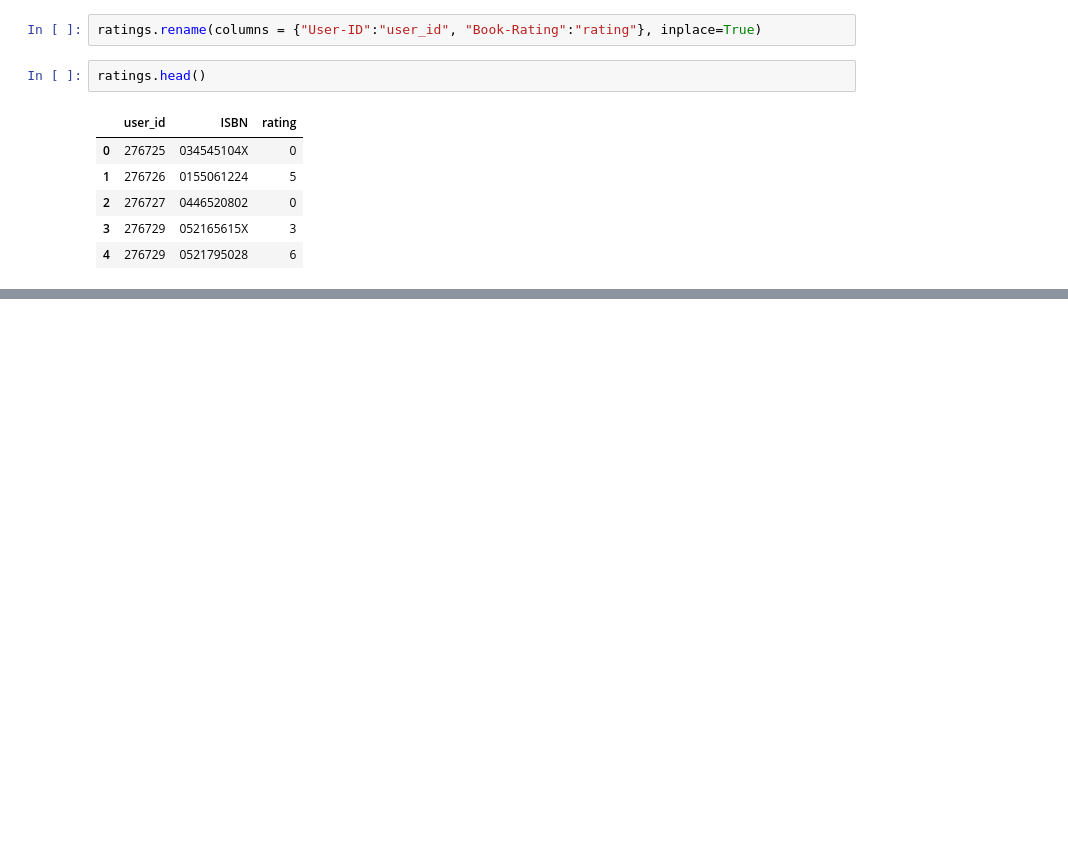
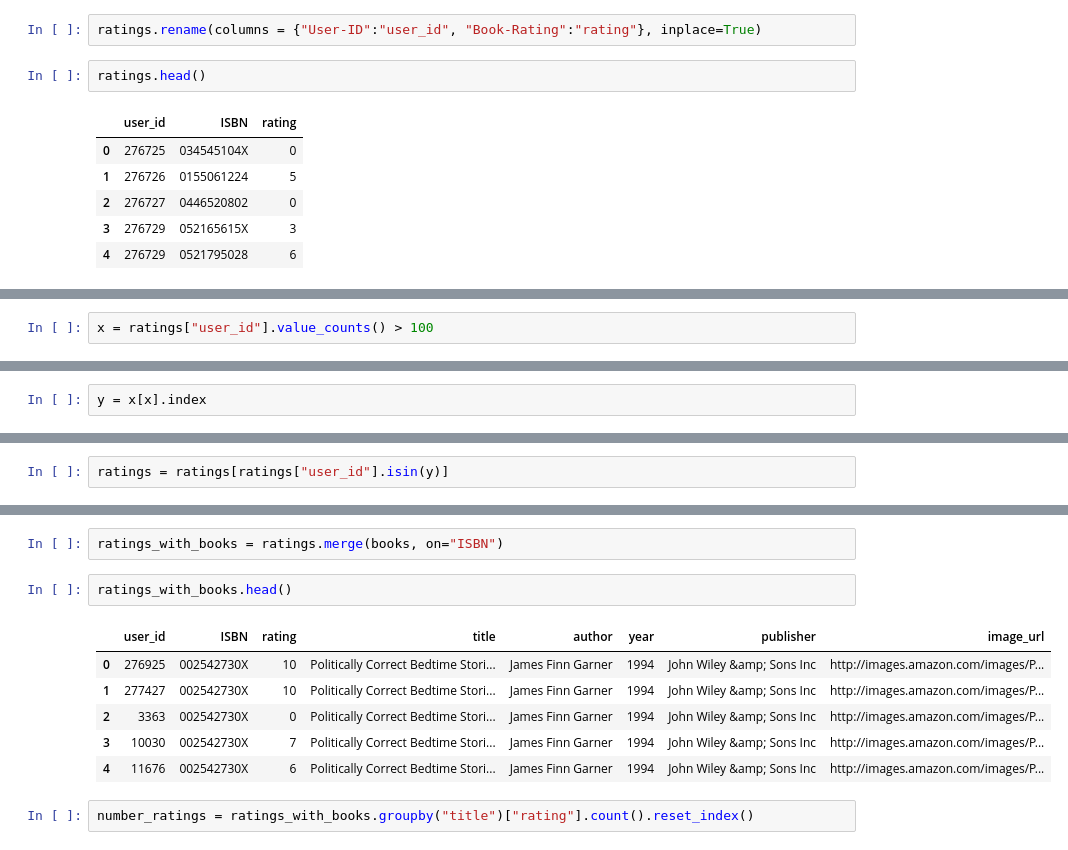
Before and after one commit to Santanu-Pal-0112/Book-Recommender-System, a Jupyter notebook: notebook/research.ipynb, the cells around one changed output, grey strips where cells are left out. Saved outputs shown, nothing was run; the diff lists cells and outputs as text; blank space fills up the shorter version.

```diff
--- a/notebook/research.ipynb
+++ b/notebook/research.ipynb
@@ -120,0 +136,2 @@ ratings.head()
+# %%
+x = ratings["user_id"].value_counts() > 100
@@ -120,0 +155,2 @@ ratings.head()
+# %%
+y = x[x].index
@@ -120,0 +166,2 @@ ratings.head()
+# %%
+ratings = ratings[ratings["user_id"].isin(y)]
@@ -120,0 +177,13 @@ ratings.head()
+# %%
+ratings_with_books = ratings.merge(books, on="ISBN")
+# %%
+ratings_with_books.head()
+# %% [output]
+|  | user_id | ISBN | rating | title | author | year | publisher | image_url |
+| 0 | 276925 | 002542730X | 10 | Politically Correct Bedtime Stori... | James Finn Garner | 1994 | John Wiley &amp; Sons Inc | http://images.amazon.com/images/P... |
+| 1 | 277427 | 002542730X | 10 | Politically Correct Bedtime Stori... | James Finn Garner | 1994 | John Wiley &amp; Sons Inc | http://images.amazon.com/images/P... |
+| 2 | 3363 | 002542730X | 0 | Politically Correct Bedtime Stori... | James Finn Garner | 1994 | John Wiley &amp; Sons Inc | http://images.amazon.com/images/P... |
+| 3 | 10030 | 002542730X | 7 | Politically Correct Bedtime Stori... | James Finn Garner | 1994 | John Wiley &amp; Sons Inc | http://images.amazon.com/images/P... |
+| 4 | 11676 | 002542730X | 6 | Politically Correct Bedtime Stori... | James Finn Garner | 1994 | John Wiley &amp; Sons Inc | http://images.amazon.com/images/P... |
+# %%
+number_ratings = ratings_with_books.groupby("title")["rating"].count().reset_index()
```
Also changed, not shown: parts of 9 cells of this notebook.
